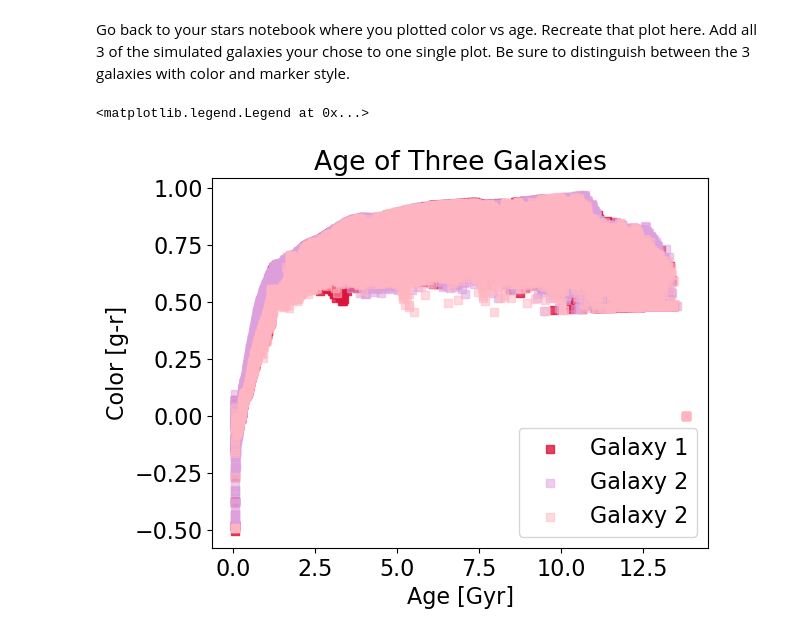
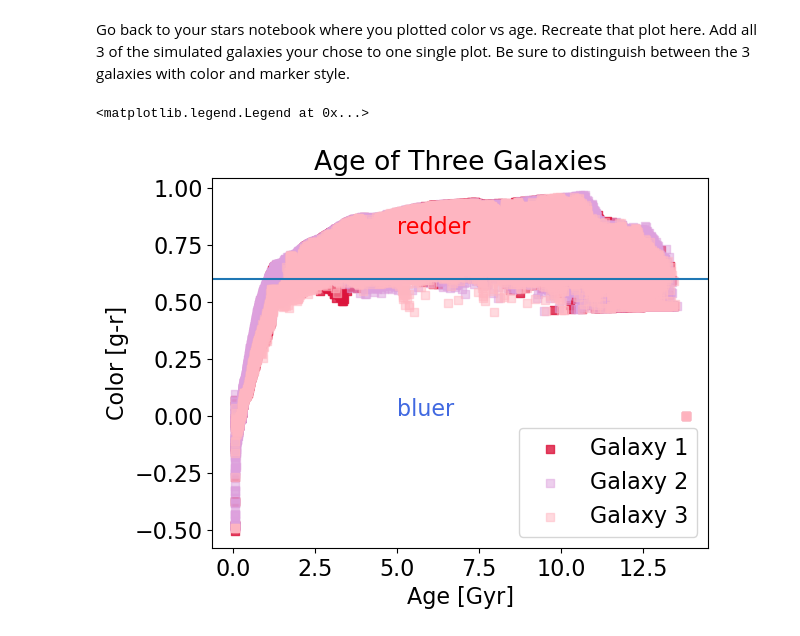
Before and after one commit to gflorencia13/CFR-2025, a Jupyter notebook: Astro/Blank/6 - Simulated Galaxies Pt1.ipynb, the cells around one changed output. Drawn from its saved outputs; the diff is of its cells as text; code cells hidden in the pictures.

```diff
--- a/Astro/Blank/6 - Simulated Galaxies Pt1.ipynb
+++ b/Astro/Blank/6 - Simulated Galaxies Pt1.ipynb
@@ -289,26 +289,31 @@ Go back to your stars notebook where you plotted color vs age. Recreate that plo
 # %%
 # color vs age
 
 # pull out the age data from each of the 3 galaxies
 age1 = data1['age [Gyr]']
 age2 = data2['age [Gyr]']
 age3 = data3['age [Gyr]']
 
 # scatter plot of color vs age in all 3 galaxies. try experimenting with "alpha" so you can see the data
 # Galaxy 1
 plt.scatter (age1, g_r, color='crimson', alpha=0.8, marker='s', label='Galaxy 1')
 plt.title('Age of Three Galaxies')
 plt.xlabel('Age [Gyr]')
 plt.ylabel('Color [g-r]')
+plt.axhline(0.6)
 # Galaxy 2
 plt.scatter(age2, g2_r2, color='plum', alpha=0.5, marker='s', label='Galaxy 2')
 # Galaxy 3
-plt.scatter(age3, g3_r3, color='lightpink', alpha=0.5, marker ='s', label='Galaxy 2')
+plt.scatter(age3, g3_r3, color='lightpink', alpha=0.5, marker ='s', label='Galaxy 3')
+
+# Add text
+plt.text(5,0, 'bluer', color='royalblue')
+plt.text(5,0.8, 'redder' , color='red')
 
 plt.legend()
 # %% [output]
 <matplotlib.legend.Legend at 0x...>
-[figure, old version]
+[figure, new version]
 # %% [markdown]
 **According to your graph set up...**
 
```
Also changed, not shown: parts of 1 cell of this notebook, 1 other file.
